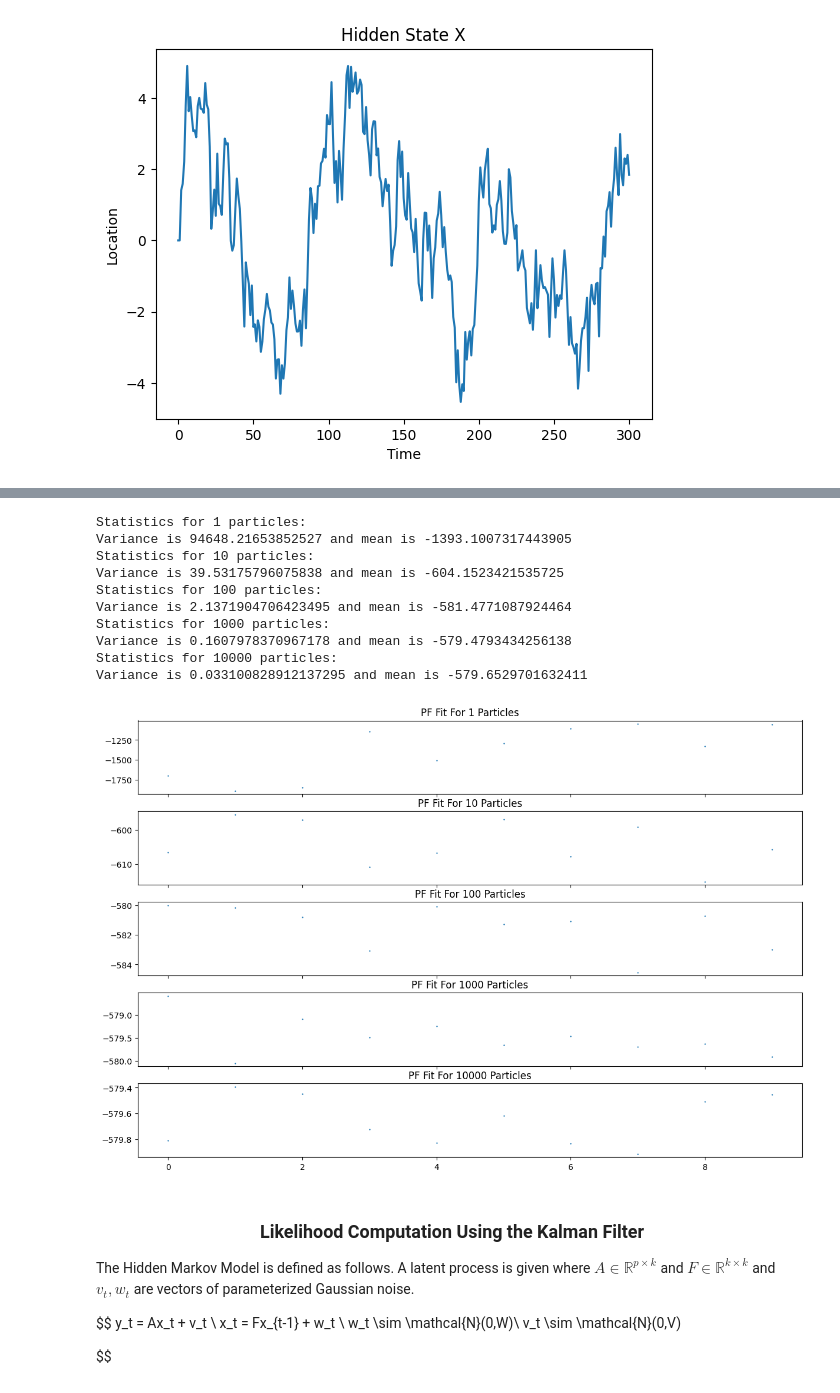
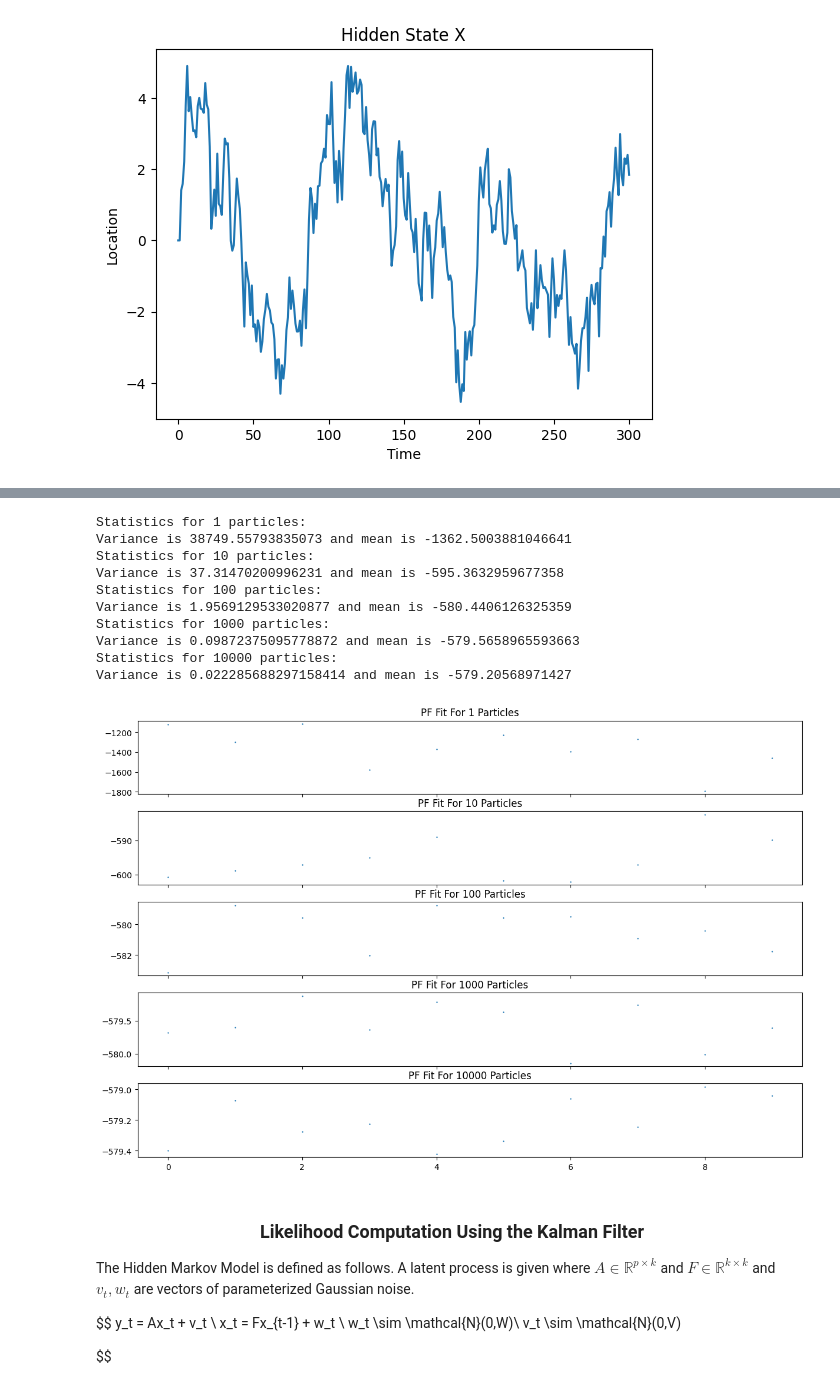
Before and after one commit to Averydx/PMCMC, a Jupyter notebook: pf_variance.ipynb, the cells around one changed output, grey strips where cells are left out. Saved outputs shown, nothing was run; the diff lists cells and outputs as text; code cells hidden in the pictures.

```diff
--- a/pf_variance.ipynb
+++ b/pf_variance.ipynb
@@ -14,6 +15,6 @@ from models import AR_model
 from scipy.stats import norm,uniform,gamma
 # %%
-rng = np.random.Generator(np.random.MT19937(0))
+rng = np.random.default_rng(0)
 
 # '''Model'''
 
@@ -57,7 +58,15 @@ num_particles_list = [1,10,100,1000,10_000]
 
 for i,num_particles in enumerate(num_particles_list):
 
-    particles,weights,likelihood = filter(Y,theta = (model_params['rho'],model_params['sigma_x'],model_params['sigma_y']),dt = 1,rng = rng, model = AR_model,num_particles=num_particles,model_dim = 1)
+    particles,weights,likelihood = filter(data = Y,
+                                          theta = np.array([model_params['rho'],model_params['sigma_x'],model_params['sigma_y']]),
+                                          dt = 1,
+                                          rng = rng,
+                                          model = AR_model,
+                                          observation=AR_Obs,
+                                          num_particles=num_particles,
+                                          model_dim = 1,
+                                          observation_dim=1)
 
     ax[i].set_title(f"PF Fit For {num_particles} Particles")
     ax[i].plot(np.arange(0,len(Y)),np.average(particles[:,0,:],weights = weights,axis = 0),'--',color = 'orange',zorder = 12)
@@ -68,34 +77,42 @@ for i,num_particles in enumerate(num_particles_list):
 # %%
 iterations = 10
 num_particles = [1,10,100,1000,10_000]
 
 fig, ax = plt.subplots(5, 1, sharex=True,figsize = (12,8))
 fig.tight_layout()
 
 for i in range(len(num_particles)):
     LL_s = []
     for iter in range(iterations):
-        *_,likelihood = filter(Y,theta = (model_params['rho'],model_params['sigma_x'],model_params['sigma_y']),dt = 1,rng = rng, model = AR_model,num_particles=num_particles[i],model_dim = 1)
+        *_,likelihood = filter(data = Y,
+                               theta = (model_params['rho'],model_params['sigma_x'],model_params['sigma_y']),
+                               dt = 1,
+                               rng = rng,
+                               model = AR_model,
+                               observation=AR_Obs,
+                               num_particles=num_particles[i],
+                               model_dim = 1,
+                               observation_dim=1)
         LL_s.append(np.sum(np.log(likelihood)))
 
 
     ax[i].set_title(f"PF Fit For {num_particles[i]} Particles")
     ax[i].scatter(np.arange(0,iterations,1),LL_s,s=0.5)
 
     print(f"Statistics for {num_particles[i]} particles:")
     print(f"Variance is {np.var(LL_s)} and mean is {np.mean(LL_s)}")
 # %% [output]
 Statistics for 1 particles:
-Variance is 94648.21653852527 and mean is -1393.1007317443905
+Variance is 38749.55793835073 and mean is -1362.5003881046641
 Statistics for 10 particles:
-Variance is 39.53175796075838 and mean is -604.1523421535725
+Variance is 37.31470200996231 and mean is -595.3632959677358
 Statistics for 100 particles:
-Variance is 2.1371904706423495 and mean is -581.4771087924464
+Variance is 1.9569129533020877 and mean is -580.4406126325359
 Statistics for 1000 particles:
-Variance is 0.1607978370967178 and mean is -579.4793434256138
+Variance is 0.09872375095778872 and mean is -579.5658965593663
 Statistics for 10000 particles:
-Variance is 0.033100828912137295 and mean is -579.6529701632411
+Variance is 0.022285688297158414 and mean is -579.20568971427
-[figure, old version]
+[figure, new version]
 # %% [markdown]
 ### <center> Likelihood Computation Using the Kalman Filter
 
```
Also changed, not shown: parts of 6 cells of this notebook, 7 other files.
